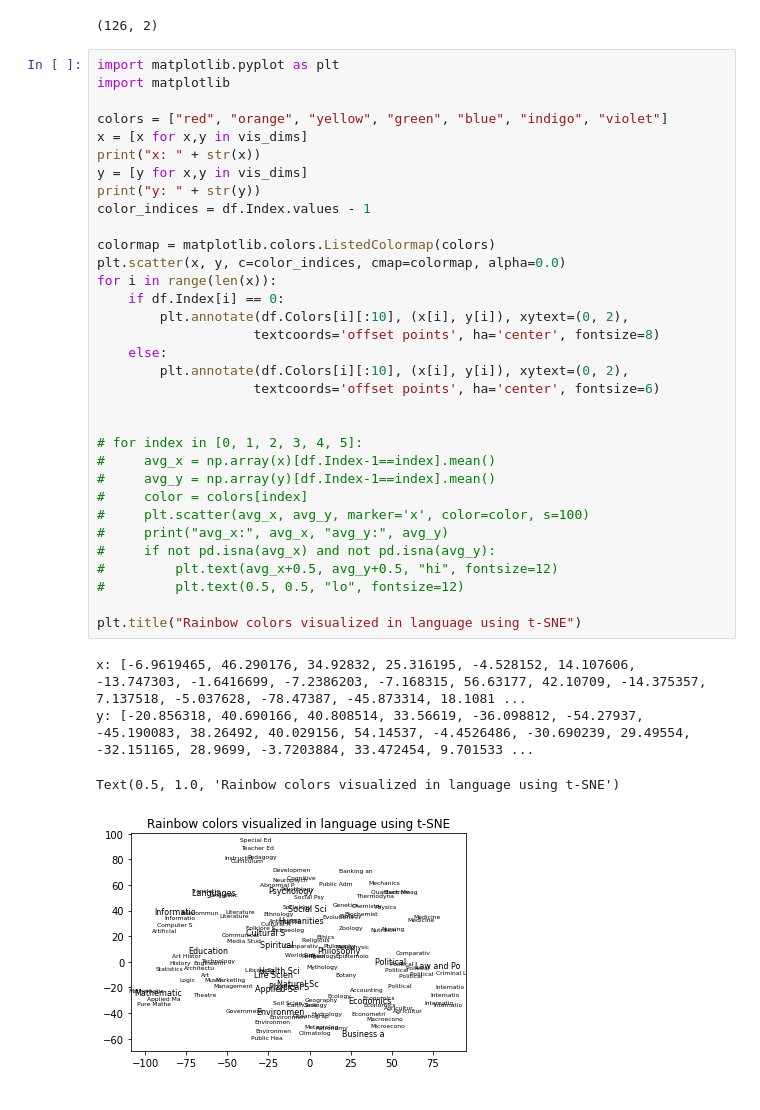
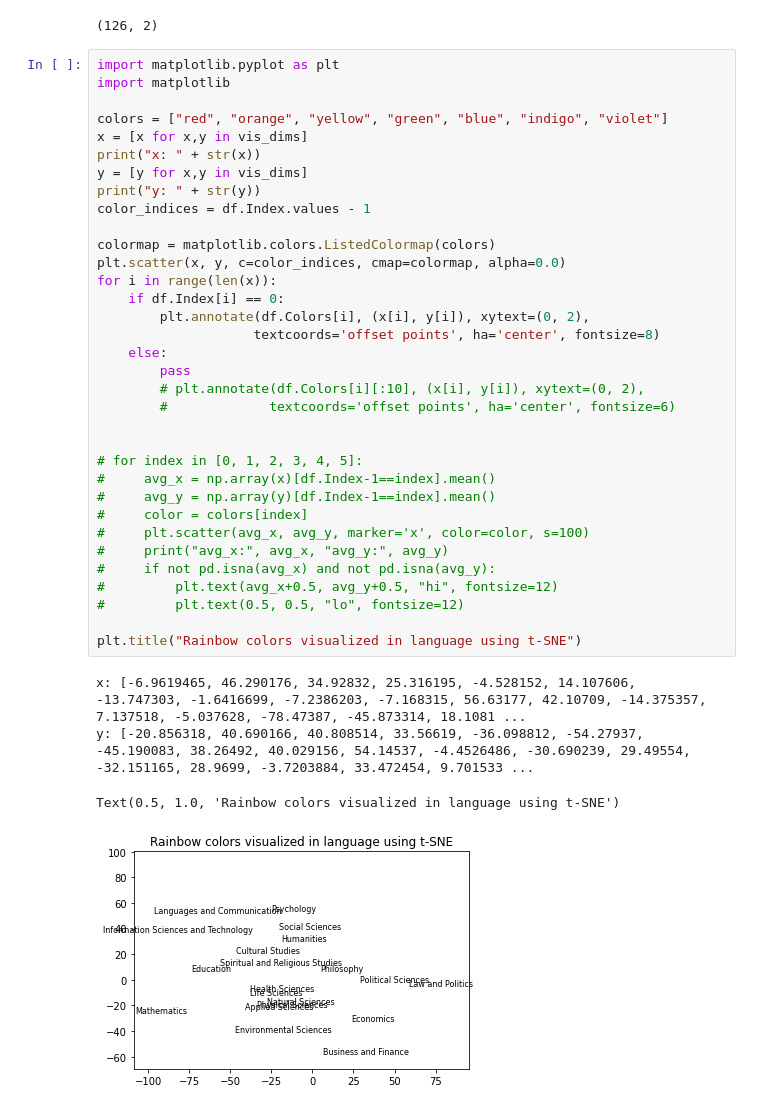
Before and after one commit to JavaFXpert/VizEmbeddings, a Jupyter notebook: Viz_subjects.ipynb, the cells around one changed output. Cells and saved outputs as stored; diff of their text form.

```diff
--- a/Viz_subjects.ipynb
+++ b/Viz_subjects.ipynb
@@ -234,34 +234,35 @@ import matplotlib
 colors = ["red", "orange", "yellow", "green", "blue", "indigo", "violet"]
 x = [x for x,y in vis_dims]
 print("x: " + str(x))
 y = [y for x,y in vis_dims]
 print("y: " + str(y))
 color_indices = df.Index.values - 1
 
 colormap = matplotlib.colors.ListedColormap(colors)
 plt.scatter(x, y, c=color_indices, cmap=colormap, alpha=0.0)
 for i in range(len(x)):
     if df.Index[i] == 0:
-        plt.annotate(df.Colors[i][:10], (x[i], y[i]), xytext=(0, 2),
+        plt.annotate(df.Colors[i], (x[i], y[i]), xytext=(0, 2),
                     textcoords='offset points', ha='center', fontsize=8)
     else:
-        plt.annotate(df.Colors[i][:10], (x[i], y[i]), xytext=(0, 2),
-                    textcoords='offset points', ha='center', fontsize=6)
+        pass
+        # plt.annotate(df.Colors[i][:10], (x[i], y[i]), xytext=(0, 2),
+        #             textcoords='offset points', ha='center', fontsize=6)
 
 
 # for index in [0, 1, 2, 3, 4, 5]:
 #     avg_x = np.array(x)[df.Index-1==index].mean()
 #     avg_y = np.array(y)[df.Index-1==index].mean()
 #     color = colors[index]
 #     plt.scatter(avg_x, avg_y, marker='x', color=color, s=100)
 #     print("avg_x:", avg_x, "avg_y:", avg_y)
 #     if not pd.isna(avg_x) and not pd.isna(avg_y):
 #         plt.text(avg_x+0.5, avg_y+0.5, "hi", fontsize=12)
 #         plt.text(0.5, 0.5, "lo", fontsize=12)
 
 plt.title("Rainbow colors visualized in language using t-SNE")
 # %% [output]
 x: [-6.9619465, 46.290176, 34.92832, 25.316195, -4.528152, 14.107606, -13.747303, -1.6416699, -7.2386203, -7.168315, 56.63177, 42.10709, -14.375357, 7.137518, -5.037628, -78.47387, -45.873314, 18.1081 ...
 y: [-20.856318, 40.690166, 40.808514, 33.56619, -36.098812, -54.27937, -45.190083, 38.26492, 40.029156, 54.14537, -4.4526486, -30.690239, 29.49554, -32.151165, 28.9699, -3.7203884, 33.472454, 9.701533 ...
 Text(0.5, 1.0, 'Rainbow colors visualized in language using t-SNE')
-[figure, old version]
+[figure, new version]
```
Also changed, not shown: parts of 1 cell of this notebook.
